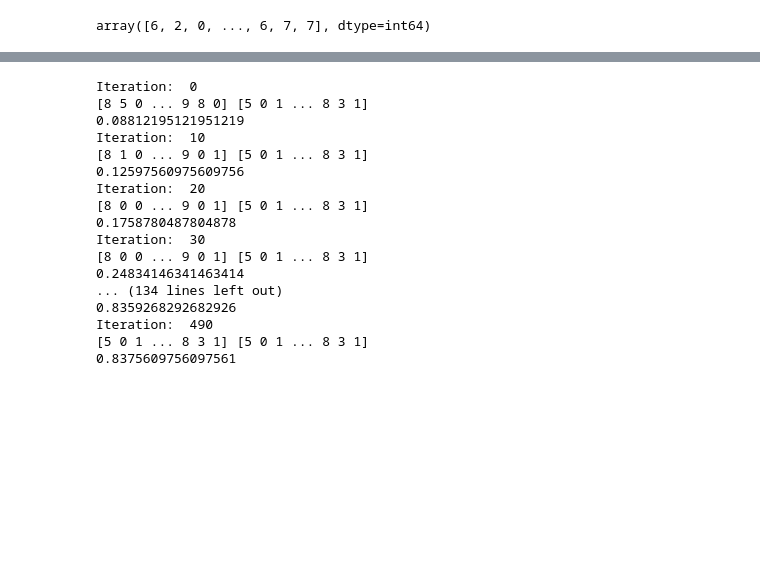
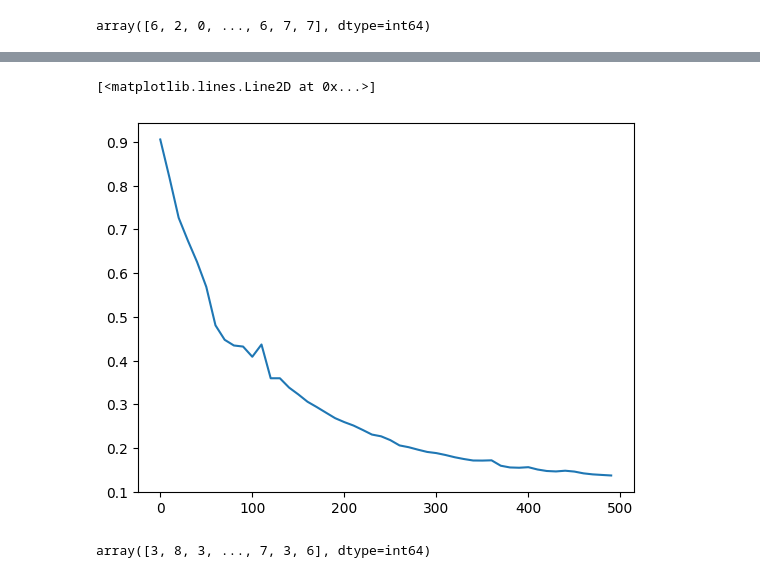
Before and after one commit to Reuben-Stephen-John/ML-Notebooks, a Jupyter notebook: Classification-Models/MNIST_NN_scratch.ipynb, the cells around one changed output, grey strips where cells are left out. Cells and saved outputs as stored; diff of their text form; code cells hidden in the pictures; blank space fills up the shorter version.

```diff
--- a/Classification-Models/MNIST_NN_scratch.ipynb
+++ b/Classification-Models/MNIST_NN_scratch.ipynb
@@ -98,19 +125,25 @@ def update_params(W1, b1, W2, b2, dW1, db1, dW2, db2, alpha):
 # %%
-def get_predictions(A2):
-    return np.argmax(A2, 0)
+def get_predictions(A3):
+    return np.argmax(A3, 0)
 
 def get_accuracy(predictions, Y):
     print(predictions, Y)
     return np.sum(predictions == Y) / Y.size
 
 def gradient_descent(X, Y, alpha, iterations):
-    W1, b1, W2, b2 = init_params()
+    W1, b1, W2, b2 ,W3 , b3= init_params()
+    iterations_list = []
+    predictions_list = []
     for i in range(iterations):
-        Z1, A1, Z2, A2 = forward_prop(W1, b1, W2, b2, X)
-        dW1, db1, dW2, db2 = backward_prop(Z1, A1, Z2, A2, W1, W2, X, Y)
-        W1, b1, W2, b2 = update_params(W1, b1, W2, b2, dW1, db1, dW2, db2, alpha)
+        Z1, A1, Z2, A2 ,Z3,A3= forward_prop(W1, b1, W2, b2, W3, b2, X)
+        dW1, db1, dW2, db2, dW3, db3 = backward_prop(Z1, A1, Z2, A2, Z3,A3, W1, W2, W3, X, Y)
+        W1, b1, W2, b2, W3, b3 = update_params(W1, b1, W2, b2, W3, b3, dW1, db1, dW2, db2,dW3, db3, alpha)
         if i % 10 == 0:
             print("Iteration: ", i)
-            predictions = get_predictions(A2)
-            print(get_accuracy(predictions, Y))
-    return W1, b1, W2, b2
+            predictions = get_predictions(A3)
+            accuracy= get_accuracy(predictions, Y)
+            print(accuracy)
+            # Save iteration and prediction in the lists
+            iterations_list.append(i)
+            predictions_list.append(1-accuracy)
+    return W1, b1, W2, b2 , W3, b3 ,iterations_list, predictions_list
@@ -117,21 +170,11 @@ def gradient_descent(X, Y, alpha, iterations):
+# %%
+plt.plot(iteration,prediction)
+# %% [output]
+[<matplotlib.lines.Line2D at 0x...>]
+[figure, added]
 # %%
-W1, b1, W2, b2 = gradient_descent(X_train, Y_train, 0.10, 500)
+# W1, b1, W2, b2 = gradient_descent(X_train, Y_train, 0.10, 500)
+Y_train
 # %% [output]
-Iteration:  0
-[8 5 0 ... 9 8 0] [5 0 1 ... 8 3 1]
-0.08812195121951219
-Iteration:  10
-[8 1 0 ... 9 0 1] [5 0 1 ... 8 3 1]
-0.12597560975609756
-Iteration:  20
-[8 0 0 ... 9 0 1] [5 0 1 ... 8 3 1]
-0.1758780487804878
-Iteration:  30
-[8 0 0 ... 9 0 1] [5 0 1 ... 8 3 1]
-0.24834146341463414
-... (134 lines left out)
-0.8359268292682926
-Iteration:  490
-[5 0 1 ... 8 3 1] [5 0 1 ... 8 3 1]
-0.8375609756097561
+array([3, 8, 3, ..., 7, 3, 6], dtype=int64)
 # %%
```
Also changed, not shown: parts of 8 cells of this notebook.
